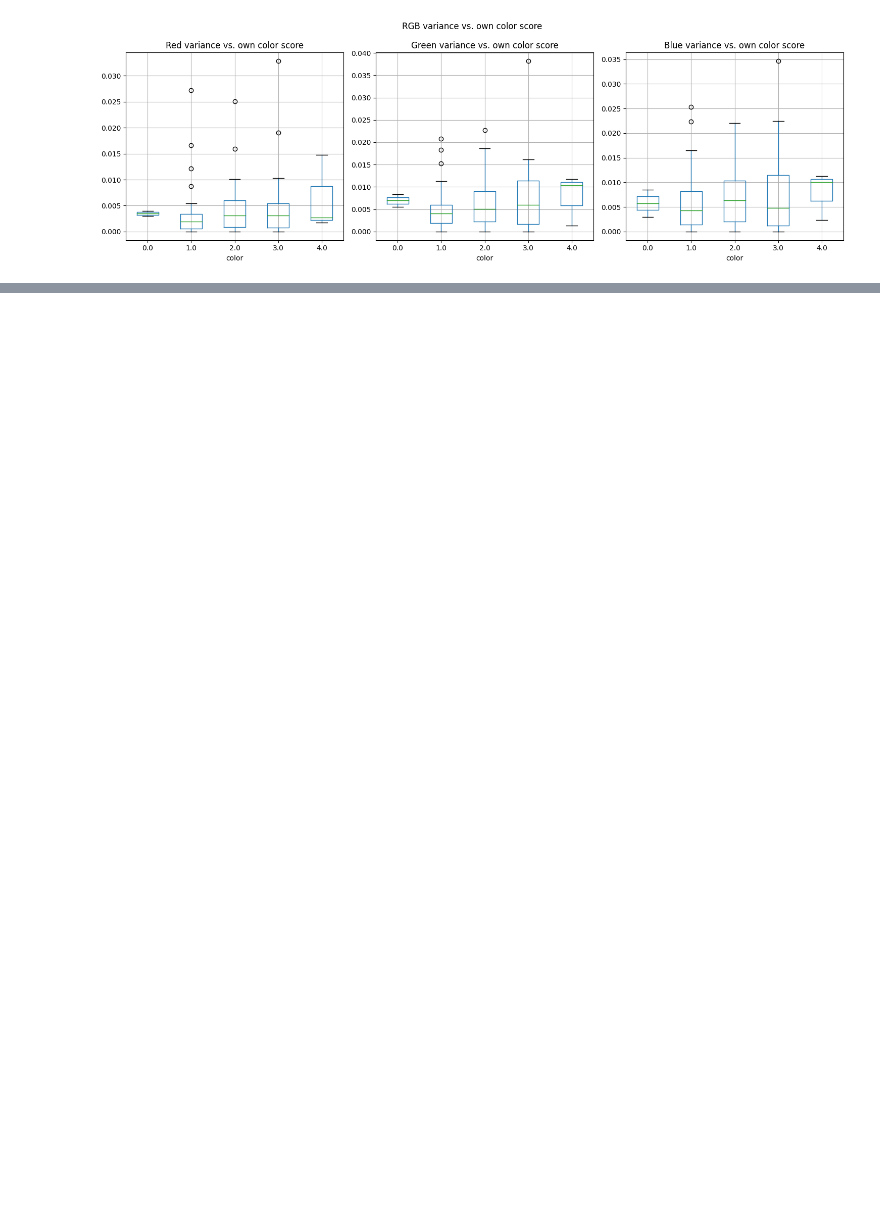
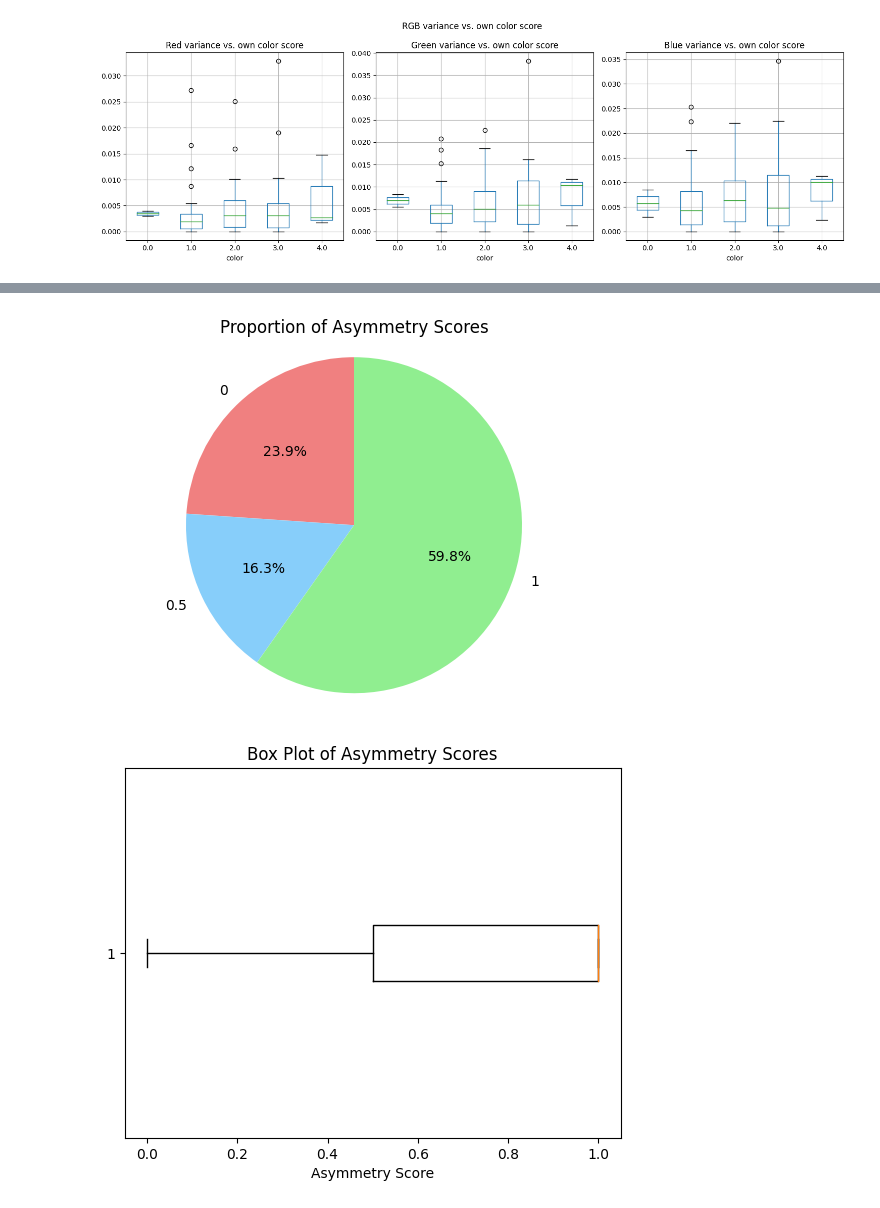
Before and after one commit to julielhagen/First-Year-Project, a Jupyter notebook: code/initial_subset_analysis.ipynb, the cells around one changed output, grey strips where cells are left out. Drawn from its saved outputs; the diff is of its cells as text; code cells hidden in the pictures; blank space fills up the shorter version.

```diff
--- a/code/initial_subset_analysis.ipynb
+++ b/code/initial_subset_analysis.ipynb
@@ -79,0 +116,25 @@ plt.show()
+# %%
+# Pie Chart of Asymmetry Scores
+score_labels = ['0', '0.5', '1']
+score_sizes = [asymmetry_scores.count(0), asymmetry_scores.count(0.5), asymmetry_scores.count(1)]
+score_colors = ['lightcoral', 'lightskyblue', 'lightgreen']
+
+plt.pie(score_sizes, labels=score_labels, colors=score_colors, autopct='%1.1f%%', startangle=90)
+plt.axis('equal')
+plt.title('Proportion of Asymmetry Scores')
+plt.show()
+
+# Box Plot
+plt.boxplot(asymmetry_scores, vert=False)
+plt.xlabel('Asymmetry Score')
+plt.title('Box Plot of Asymmetry Scores')
+plt.show()
+
+# Violin Plot
+plt.violinplot(asymmetry_scores, vert=False)
+plt.xlabel('Asymmetry Score')
+plt.title('Violin Plot of Asymmetry Scores')
+plt.show()
+# %% [output]
+[figure, added]
+[figure, added]
```
Also changed, not shown: parts of 5 cells of this notebook.
